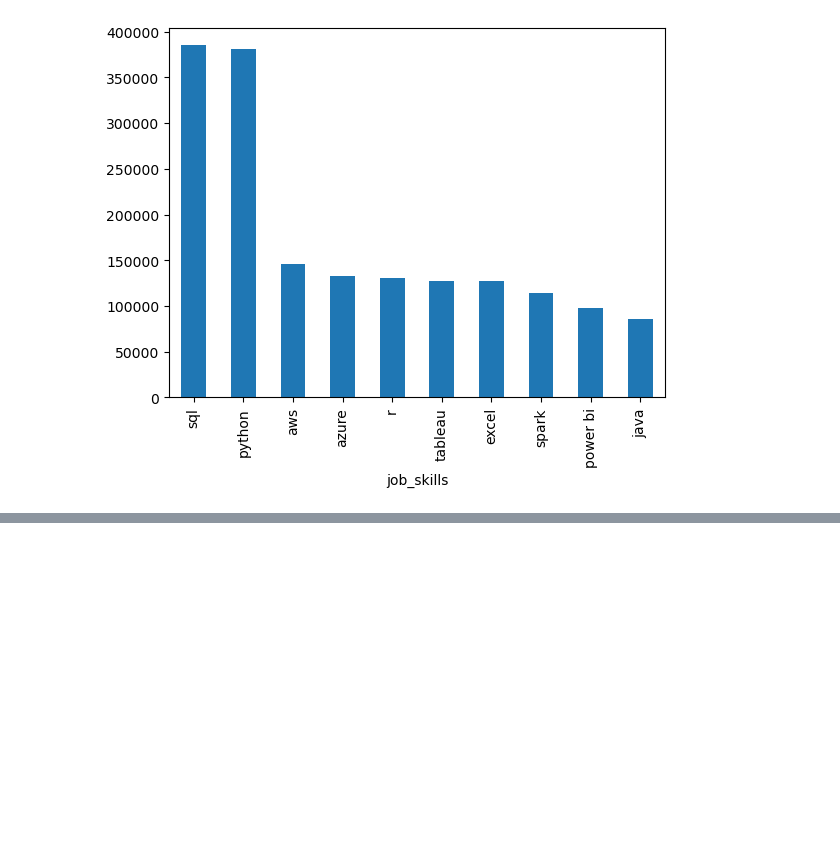
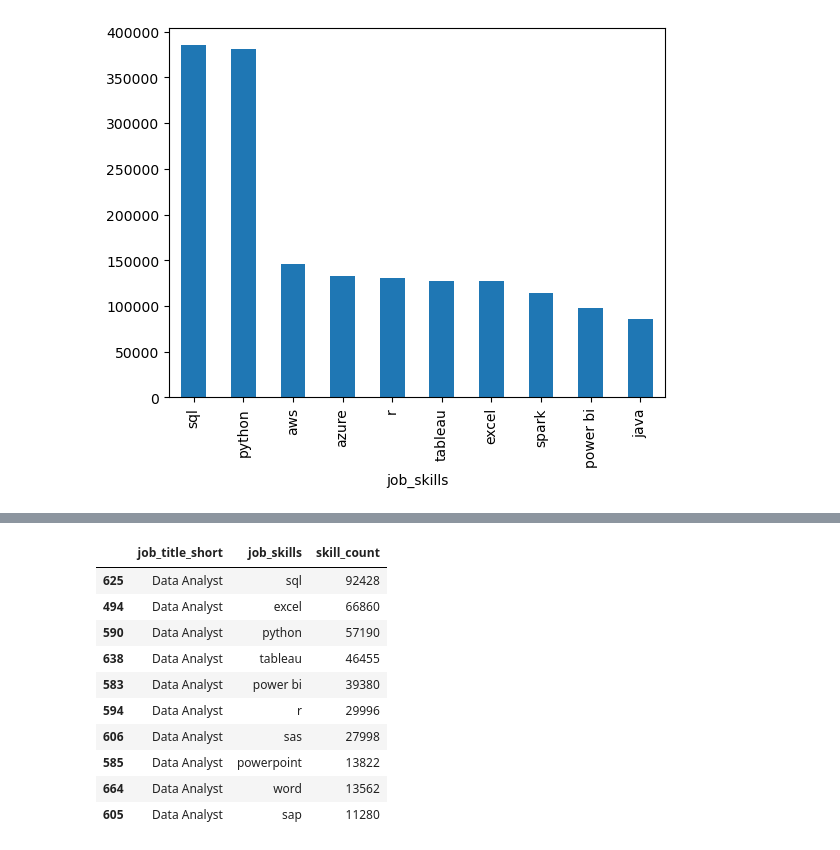
Before and after one commit to okiromosh/Learning-Python-Data, a Jupyter notebook: Python_Pandas 10_Explode Method.ipynb, the cells around one changed output, grey strips where cells are left out. Cells and saved outputs as stored; diff of their text form; code cells hidden in the pictures; blank space fills up the shorter version.

```diff
--- a/Python_Pandas 10_Explode Method.ipynb
+++ b/Python_Pandas 10_Explode Method.ipynb
@@ -25,0 +48,18 @@ df_exploded['job_skills'].value_counts().head(10).plot(kind='bar')
+# %%
+job_title = 'Data Analyst'
+top_skills = 10
+
+df_skills_final = df_skills_count[df_skills_count['job_title_short'] == job_title].head(top_skills)
+df_skills_final
+# %% [output]
+|  | job_title_short | job_skills | skill_count |
+| 625 | Data Analyst | sql | 92428 |
+| 494 | Data Analyst | excel | 66860 |
+| 590 | Data Analyst | python | 57190 |
+| 638 | Data Analyst | tableau | 46455 |
+| 583 | Data Analyst | power bi | 39380 |
+| 594 | Data Analyst | r | 29996 |
+| 606 | Data Analyst | sas | 27998 |
+| 585 | Data Analyst | powerpoint | 13822 |
+| 664 | Data Analyst | word | 13562 |
+| 605 | Data Analyst | sap | 11280 |
```
Also changed, not shown: parts of 3 cells of this notebook, 1 other file.
